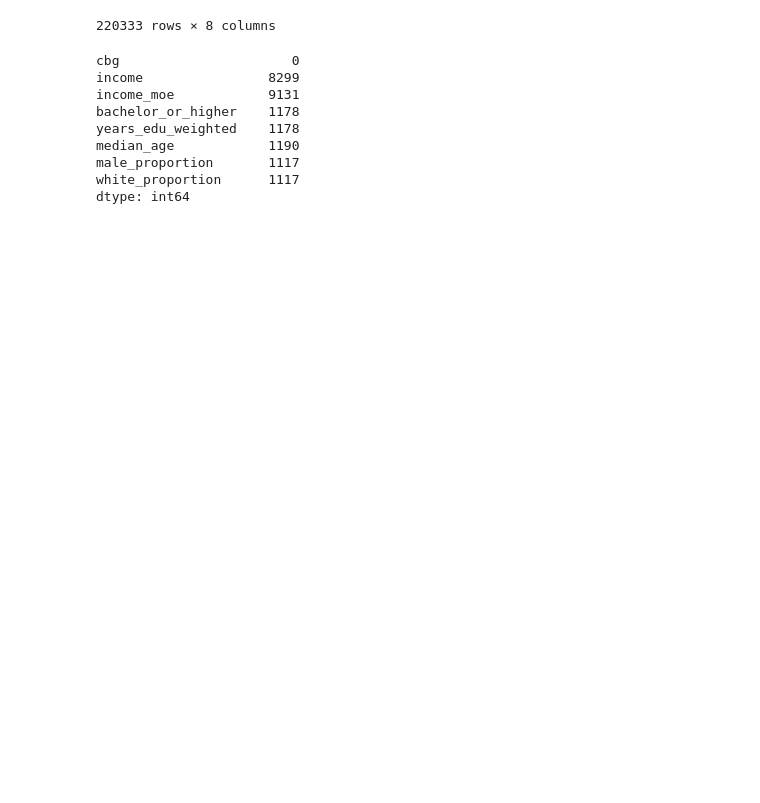
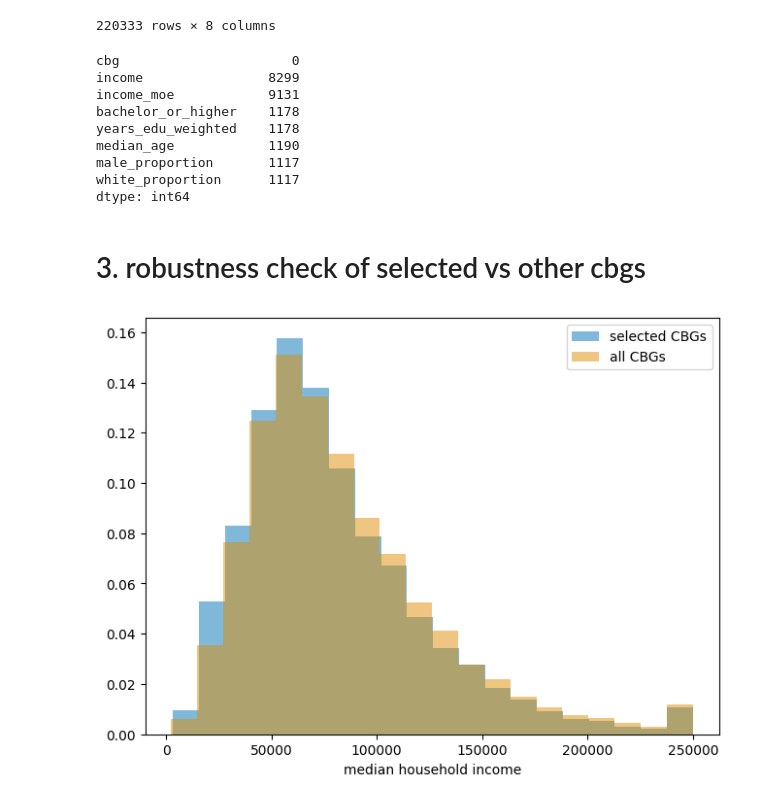
Before and after one commit to yuanmohe/SafeGraph_comsumption_diversity, a Jupyter notebook: 01_data_cleaning.ipynb, the cells around one changed output. Saved outputs shown, nothing was run; the diff lists cells and outputs as text; code cells hidden in the pictures; blank space fills up the shorter version.

```diff
--- a/01_data_cleaning.ipynb
+++ b/01_data_cleaning.ipynb
@@ -5,4 +5,7 @@ import numpy as np
 import json
 from scipy import stats
 from functools import reduce
+import matplotlib.pyplot as plt
+import seaborn as sns
+sns.set_palette("colorblind")
 # %% [markdown]
@@ -311,0 +381,22 @@ dtype: int64
+# %% [markdown]
+# 3. robustness check of selected vs other cbgs
+# %%
+cbg_stats = pd.read_csv('cbg_stats.csv', index_col = 'cbg')
+cbg_brand = pd.read_csv('cbg_brand.csv', index_col = 'cbg')
+selected_cbg_brand = pd.read_csv('selected_cbg_brand.csv', index_col = 'cbg')
+# %%
+sampled_cbg = list(set(cbg_brand.index.values) & set(cbg_stats.index.values))
+sample_cbg_stats = cbg_stats.loc[sampled_cbg]
+sample_cbg_stats['select_cbg'] = np.where(sample_cbg_stats.index.isin(selected_cbg_brand.index.values), 1, 0)
+select_cbg_stats = sample_cbg_stats[sample_cbg_stats['select_cbg'] == 1]
+other_cbg_stats = sample_cbg_stats[sample_cbg_stats['select_cbg'] == 0]
+# %%
+plt.figure(constrained_layout=True)
+plt.hist(select_cbg_stats['income'], alpha=0.5, label='selected CBGs', bins= 20, weights = np.ones(len(select_cbg_stats)) / len(select_cbg_stats))
+plt.hist(sample_cbg_stats['income'], alpha=0.5, label='all CBGs', bins=20, weights = np.ones(len(sample_cbg_stats)) / len(sample_cbg_stats))
+plt.xlabel('median household income')
+plt.legend()
+plt.show()
+# plt.savefig('Appendix/FigureA1.png', dpi = 300)
+# %% [output]
+[figure, added]
```
Also changed, not shown: parts of 19 cells of this notebook, 14 other files.
